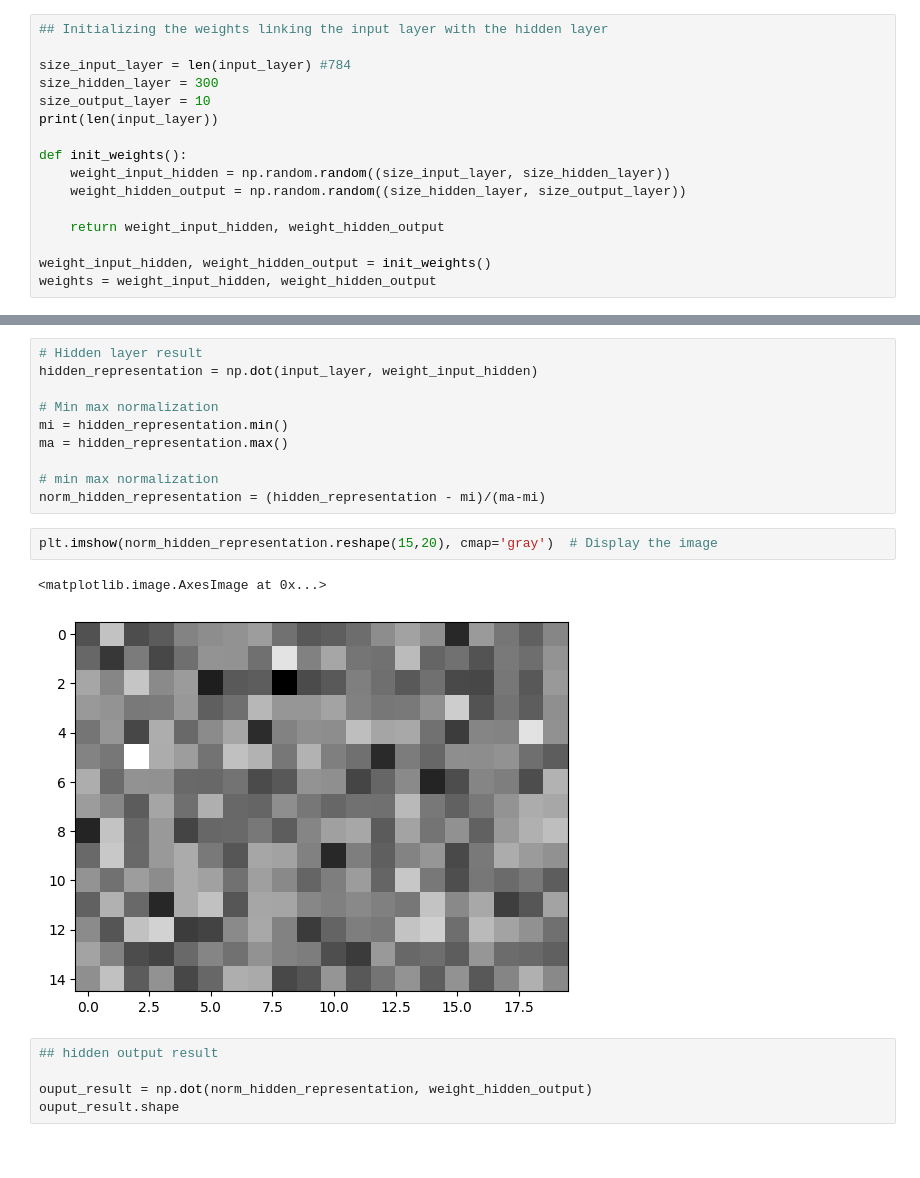
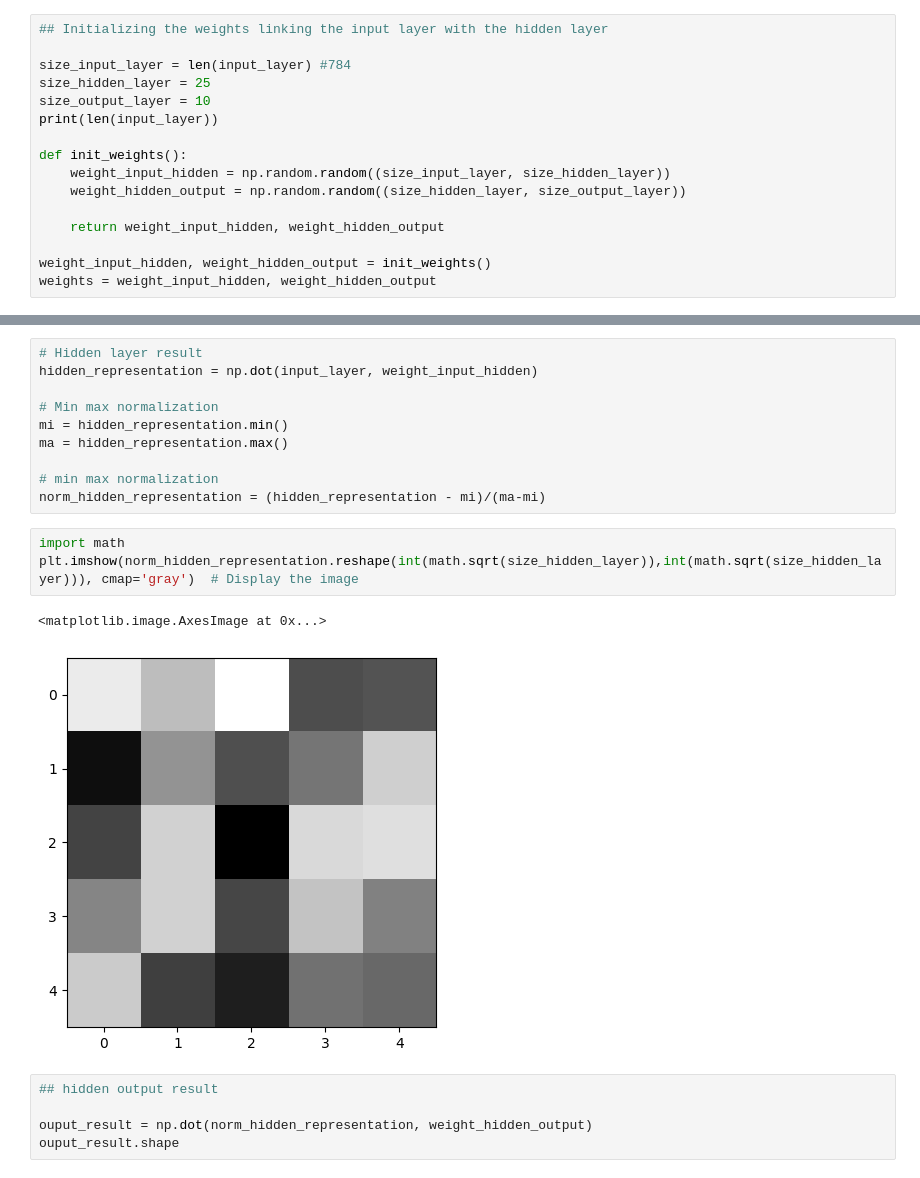
Before and after one commit to benhachy/NNFromScratch, a Jupyter notebook: NNFromScratch.ipynb, the cells around one changed output, grey strips where cells are left out. Drawn from its saved outputs; the diff is of its cells as text.

```diff
--- a/NNFromScratch.ipynb
+++ b/NNFromScratch.ipynb
@@ -89,7 +89,7 @@ input_layer = image.flatten()
 ## Initializing the weights linking the input layer with the hidden layer
 
 size_input_layer = len(input_layer) #784
-size_hidden_layer = 300
+size_hidden_layer = 25
 size_output_layer = 10
 print(len(input_layer))
 
@@ -144,10 +144,11 @@ ma = hidden_representation.max()
 # min max normalization
 norm_hidden_representation = (hidden_representation - mi)/(ma-mi)
 # %%
-plt.imshow(norm_hidden_representation.reshape(15,20), cmap='gray')  # Display the image
+import math
+plt.imshow(norm_hidden_representation.reshape(int(math.sqrt(size_hidden_layer)),int(math.sqrt(size_hidden_layer))), cmap='gray')  # Display the image
 # %% [output]
 <matplotlib.image.AxesImage at 0x...>
-[figure, old version]
+[figure, new version]
 # %%
 ## hidden output result
 
```
Also changed, not shown: parts of 22 cells of this notebook, 11 other files.
